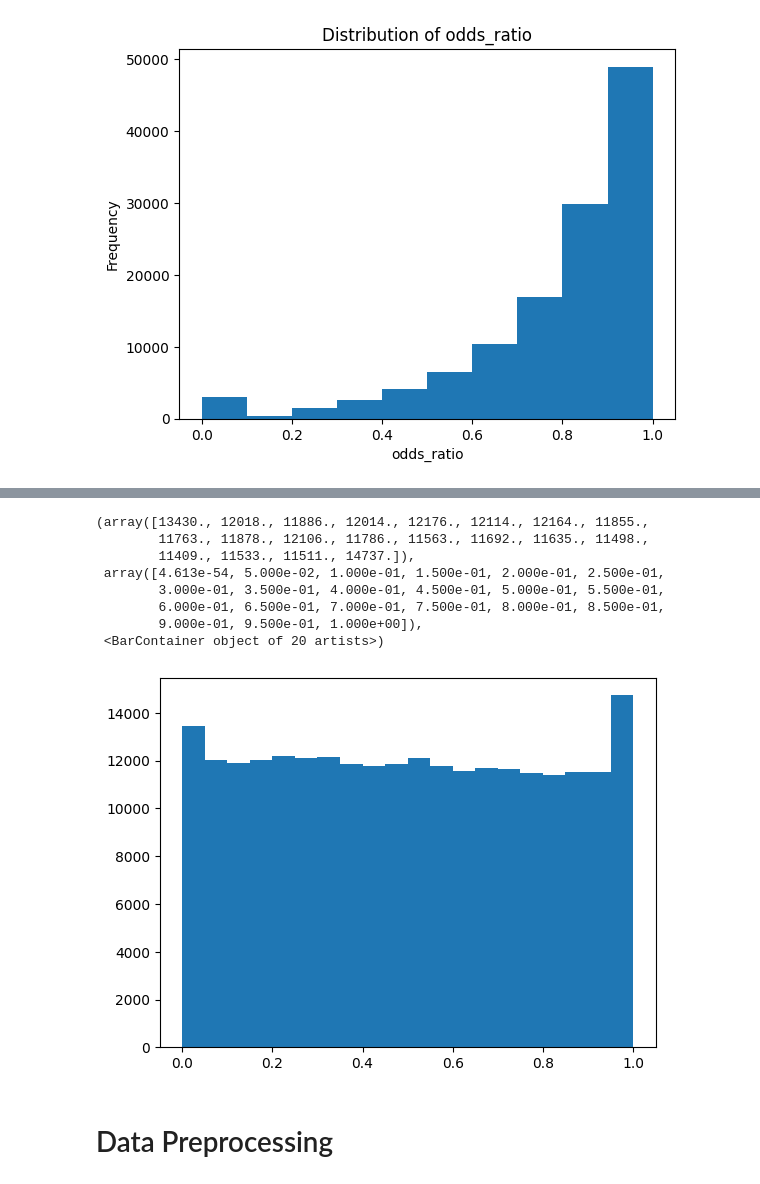
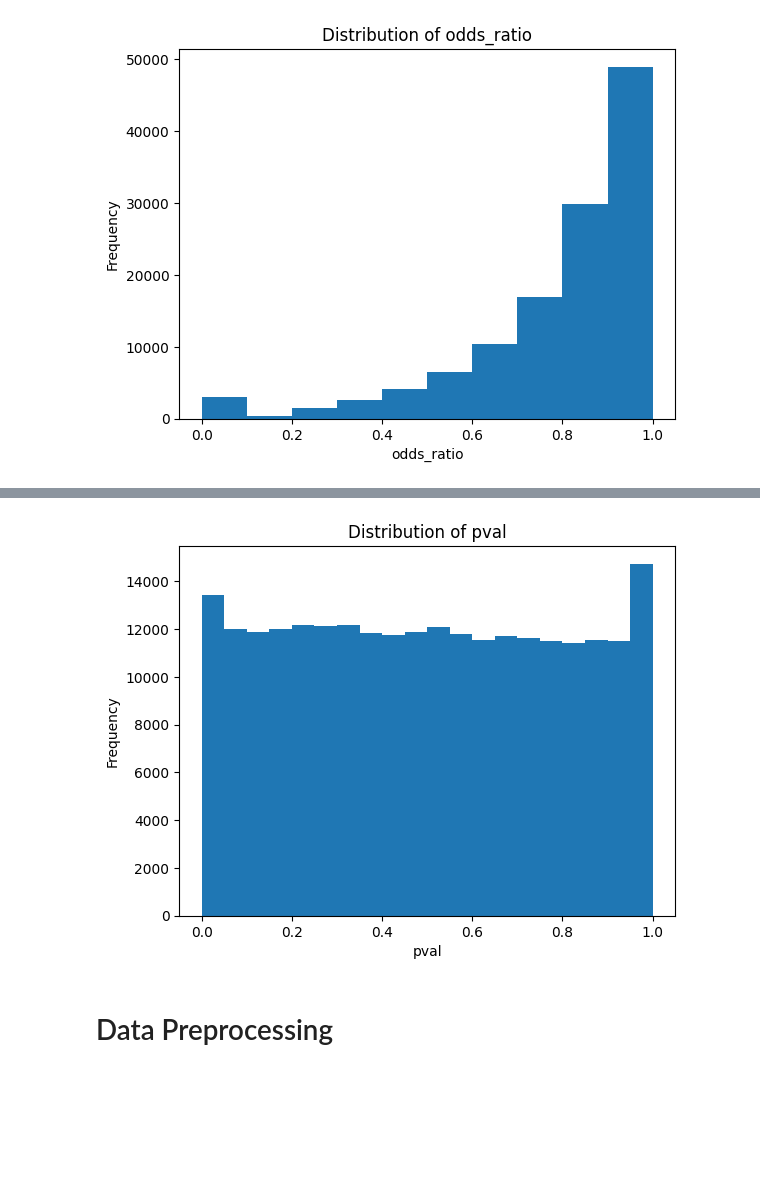
Before and after one commit to tnaccarato/Vis-PheWAS, a Jupyter notebook: SOM.ipynb, the cells around one changed output, grey strips where cells are left out. Drawn from its saved outputs; the diff is of its cells as text; code cells hidden in the pictures; blank space fills up the shorter version.

```diff
--- a/SOM.ipynb
+++ b/SOM.ipynb
@@ -151,9 +151,6 @@ data = data.drop(['chromosome', 'nchrobs'], axis=1)
 data['gene_name'].unique()
 # Add a new column to the data to indicate the class based on the gene name
 data['gene_class'] = np.where(data['gene_name'].isin(['A', 'B', 'C']), 1, 2)
-# %%
-# Drop phewas_string column as it is not needed
-data = data.drop(['phewas_string'], axis=1)
 # %% [markdown]
 # Exploratory Data Analysis
 # %%
@@ -193,15 +190,11 @@ plt.show()
 # %%
 # Plot the distribution of the pval column
 plt.hist(data['p'], bins=20)
+plt.xlabel('pval')
+plt.ylabel('Frequency')
+plt.title('Distribution of pval')
+plt.show()
 # %% [output]
-(array([13430., 12018., 11886., 12014., 12176., 12114., 12164., 11855.,
-        11763., 11878., 12106., 11786., 11563., 11692., 11635., 11498.,
-        11409., 11533., 11511., 14737.]),
- array([4.613e-54, 5.000e-02, 1.000e-01, 1.500e-01, 2.000e-01, 2.500e-01,
-        3.000e-01, 3.500e-01, 4.000e-01, 4.500e-01, 5.000e-01, 5.500e-01,
-        6.000e-01, 6.500e-01, 7.000e-01, 7.500e-01, 8.000e-01, 8.500e-01,
-        9.000e-01, 9.500e-01, 1.000e+00]),
- <BarContainer object of 20 artists>)
-[figure, old version]
+[figure, new version]
 # %% [markdown]
 # Data Preprocessing
```
Also changed, not shown: parts of 14 cells of this notebook.
